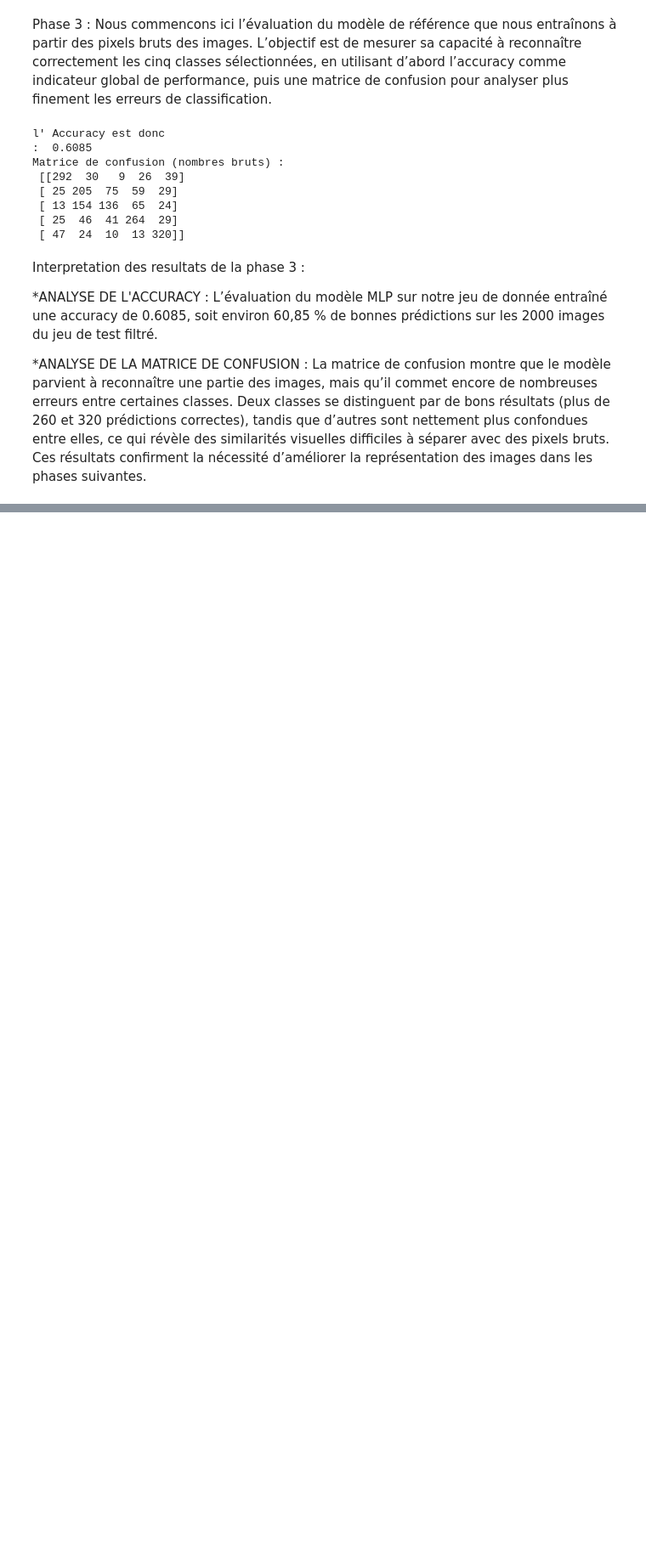
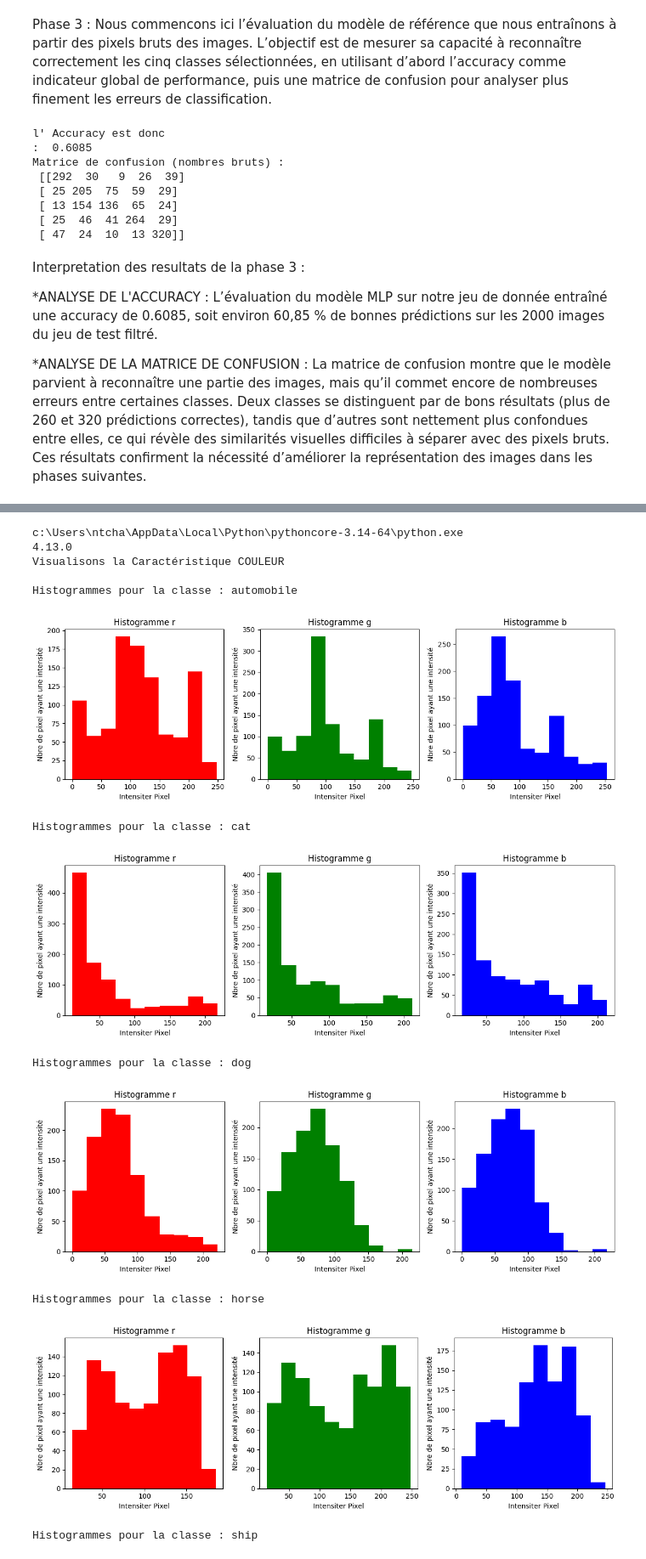
Before and after one commit to bag-hub/projetIA, a Jupyter notebook: projet.ipynb, the cells around one changed output, grey strips where cells are left out. Shown at 85% size. Drawn from its saved outputs; the diff is of its cells as text; code cells hidden in the pictures; blank space fills up the shorter version.

```diff
--- a/projet.ipynb
+++ b/projet.ipynb
@@ -213,0 +222,49 @@ NB : Cette Seance sera decoupé en 4 phases qui seront présenté dans la suite
+# %%
+import sys
+print(sys.executable)
+import cv2
+print(cv2.__version__)
+
+def caracteristiques_Couleur(image):
+    img_base = convertir_image(image)
+    img = cv2.cvtColor(img_base, cv2.COLOR_BGR2RGB)
+    fig, axes = plt.subplots(1, 3, figsize=(12, 4))
+    indice_couleur = [0, 1, 2]
+    couleurs = ['r', 'g', 'b']
+
+    for i in range(len(indice_couleur)):
+        canal = indice_couleur[i]
+        axes[i].hist(img[:, :, canal].flatten(), color = couleurs[i])
+        axes[i].set_title(f"Histogramme {couleurs[i]}")
+        axes[i].set_xlabel("Intensiter Pixel")
+        axes[i].set_ylabel("Nbre de pixel ayant une intensité")
+    plt.tight_layout()
+    plt.show()
+
+print("Visualisons la Caractéristique COULEUR")
+label_rec = {}
+
+for (i, name) in enumerate(label_names):
+    classe = name.decode()
+    label_rec[classe] = i
+
+for choix in classes:
+    code = label_rec[choix]
+    idx = np.where(regroup_label == code)[0][0]
+
+    print(f"\nHistogrammes pour la classe : {choix}")
+    caracteristiques_Couleur(regroup_img[idx])
+# %% [output]
+c:\Users\ntcha\AppData\Local\Python\pythoncore-3.14-64\python.exe
+4.13.0
+Visualisons la Caractéristique COULEUR
+
+Histogrammes pour la classe : automobile
+[figure, added]
+Histogrammes pour la classe : cat
+[figure, added]
+Histogrammes pour la classe : dog
+[figure, added]
+Histogrammes pour la classe : horse
+[figure, added]
+Histogrammes pour la classe : ship
```
Also changed, not shown: parts of 26 cells of this notebook, 1 other file.
